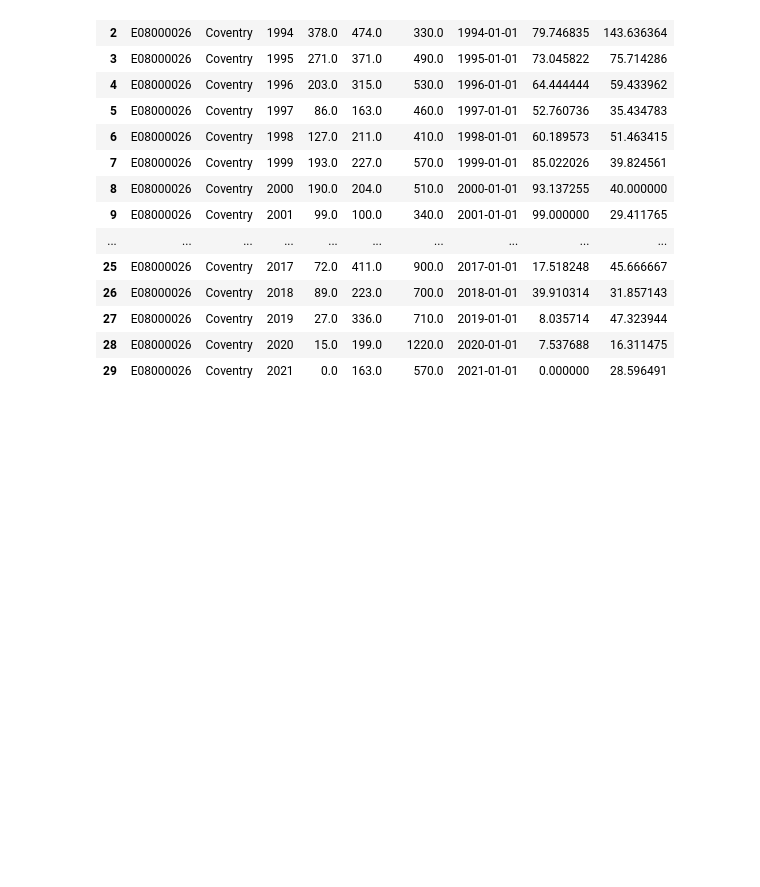
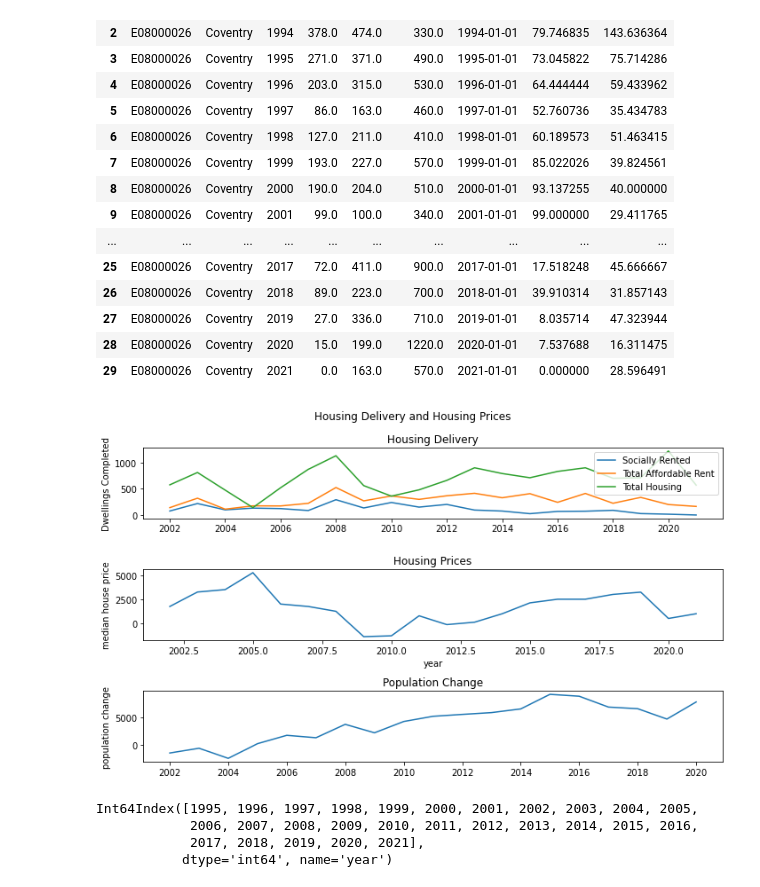
Before and after one commit to potato-bit/RA, a Jupyter notebook: cleaned datasets/analysis.ipynb, the cells around one changed output. Cells and saved outputs as stored; diff of their text form; code cells hidden in the pictures; blank space fills up the shorter version.

```diff
--- a/cleaned datasets/analysis.ipynb
+++ b/cleaned datasets/analysis.ipynb
@@ -142,0 +154,4 @@ dcov
+# %%
+dcov_pop = dpop[dpop.loc[:,'LA']=='Coventry'].copy()
+dcov_pop.reset_index(drop=True,inplace=True)
+dcov_pop.head()
@@ -143,3 +165,8 @@ dcov
+# %%
+for x in dcov_pop.index[1:]:
+    dcov_pop.loc[x,'pchange'] = dcov_pop.loc[x,'population'] - dcov_pop.loc[x-1,'population']
+
+dcov_pop.head()
 # %% [markdown]
 # Visualisation
 # %% [markdown]
@@ -346,3 +373,29 @@ dcov
 | 27 | E08000026 | Coventry | 2019 | 27.0 | 336.0 | 710.0 | 2019-01-01 | 8.035714 | 47.323944 |
 | 28 | E08000026 | Coventry | 2020 | 15.0 | 199.0 | 1220.0 | 2020-01-01 | 7.537688 | 16.311475 |
 | 29 | E08000026 | Coventry | 2021 | 0.0 | 163.0 | 570.0 | 2021-01-01 | 0.000000 | 28.596491 |
+# %%
+c = dcov_pop['date']
+d = dcov_pop['pchange']
+# %%
+fig, ax = plt.subplots(nrows=3,ncols=1,figsize=(10,6))
+ax[0].plot(x[10:],y1[10:])
+ax[0].plot(x[10:],y2[10:])
+ax[0].plot(x[10:],y3[10:])
+ax[0].set(ylabel='Dwellings Completed',title='Housing Delivery')
+ax[0].legend(['Socially Rented','Total Affordable Rent','Total Housing'])
+ax[1].plot(a[7:],b[7:])
+ax[1].set(ylabel='median house price',xlabel='year',title='Housing Prices')
+ax[2].plot(c,d)
+ax[2].set(ylabel='population change',title='Population Change')
+fig.suptitle('Housing Delivery and Housing Prices')
+fig.tight_layout()
+plt.show()
+# %% [output]
+[figure, added]
+# %%
+a
+# %% [output]
+Int64Index([1995, 1996, 1997, 1998, 1999, 2000, 2001, 2002, 2003, 2004, 2005,
+            2006, 2007, 2008, 2009, 2010, 2011, 2012, 2013, 2014, 2015, 2016,
+            2017, 2018, 2019, 2020, 2021],
+           dtype='int64', name='year')
```
Also changed, not shown: parts of 6 cells of this notebook.
